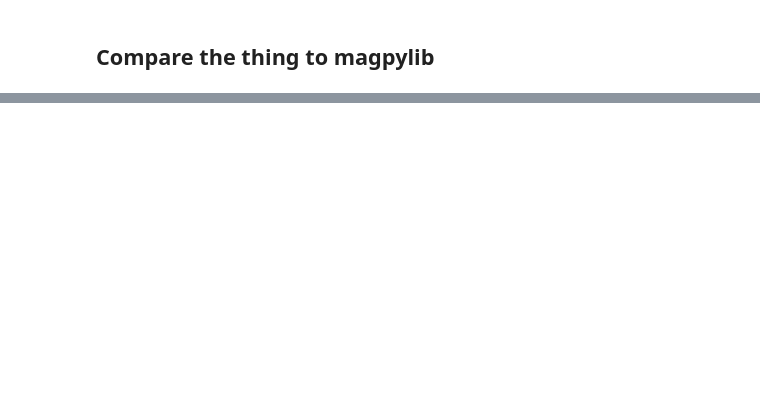
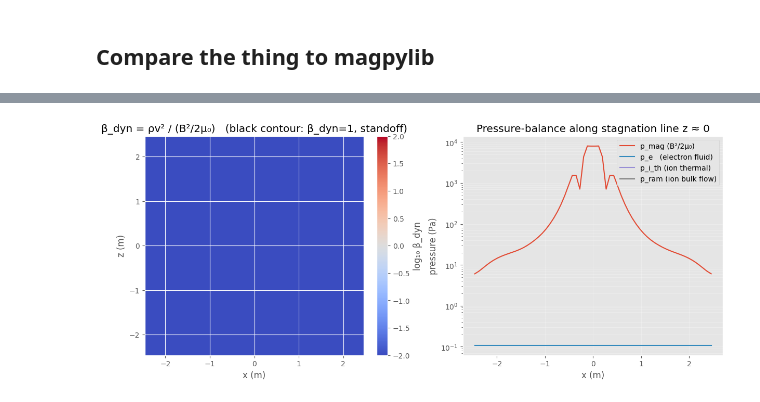
Before and after one commit to Justyunsart/WarpX_Polywell, a Jupyter notebook: inputs/coil 2D/postprocess.ipynb, the cells around one changed output, grey strips where cells are left out. Drawn from its saved outputs; the diff is of its cells as text; code cells hidden in the pictures; blank space fills up the shorter version.

```diff
--- a/inputs/coil 2D/postprocess.ipynb
+++ b/inputs/coil 2D/postprocess.ipynb
@@ -169,0 +312,31 @@ mp.show(C, backend="matplotlib")
+# %%
+extent = [xs[0], xs[-1], zs[0], zs[-1]]
+fig, axes = plt.subplots(1, 2, figsize=(12, 5), constrained_layout=True)
+
+# β_dyn heatmap + β_dyn = 1 standoff contour
+im = axes[0].imshow(
+    np.log10(np.maximum(beta_dyn, 1e-3)).T,
+    origin="lower", extent=extent, cmap="coolwarm", vmin=-2, vmax=2,
+)
+axes[0].contour(xs, zs, beta_dyn.T, levels=[1.0], colors="k", linewidths=2)
+fig.colorbar(im, ax=axes[0], label="log₁₀ β_dyn")
+axes[0].set_title("β_dyn = ρv² / (B²/2μ₀)   (black contour: β_dyn=1, standoff)")
+axes[0].set_xlabel("x (m)")
+axes[0].set_ylabel("z (m)")
+axes[0].set_aspect("equal")
+
+# Pressure profiles along the stagnation line z ≈ 0
+iz = int(np.argmin(np.abs(zs)))
+axes[1].semilogy(xs, p_mag [:, iz], label="p_mag (B²/2μ₀)")
+axes[1].semilogy(xs, p_e   [:, iz], label="p_e   (electron fluid)")
+axes[1].semilogy(xs, p_i_th[:, iz], label="p_i_th (ion thermal)")
+axes[1].semilogy(xs, p_ram [:, iz], label="p_ram (ion bulk flow)")
+axes[1].set_xlabel("x (m)")
+axes[1].set_ylabel("pressure (Pa)")
+axes[1].set_title("Pressure-balance along stagnation line z ≈ 0")
+axes[1].legend(loc="best")
+axes[1].grid(True, which="both", alpha=0.3)
+
+plt.show()
+# %% [output]
+[figure, added]
```
Also changed, not shown: parts of 10 cells of this notebook, 3 other files.
